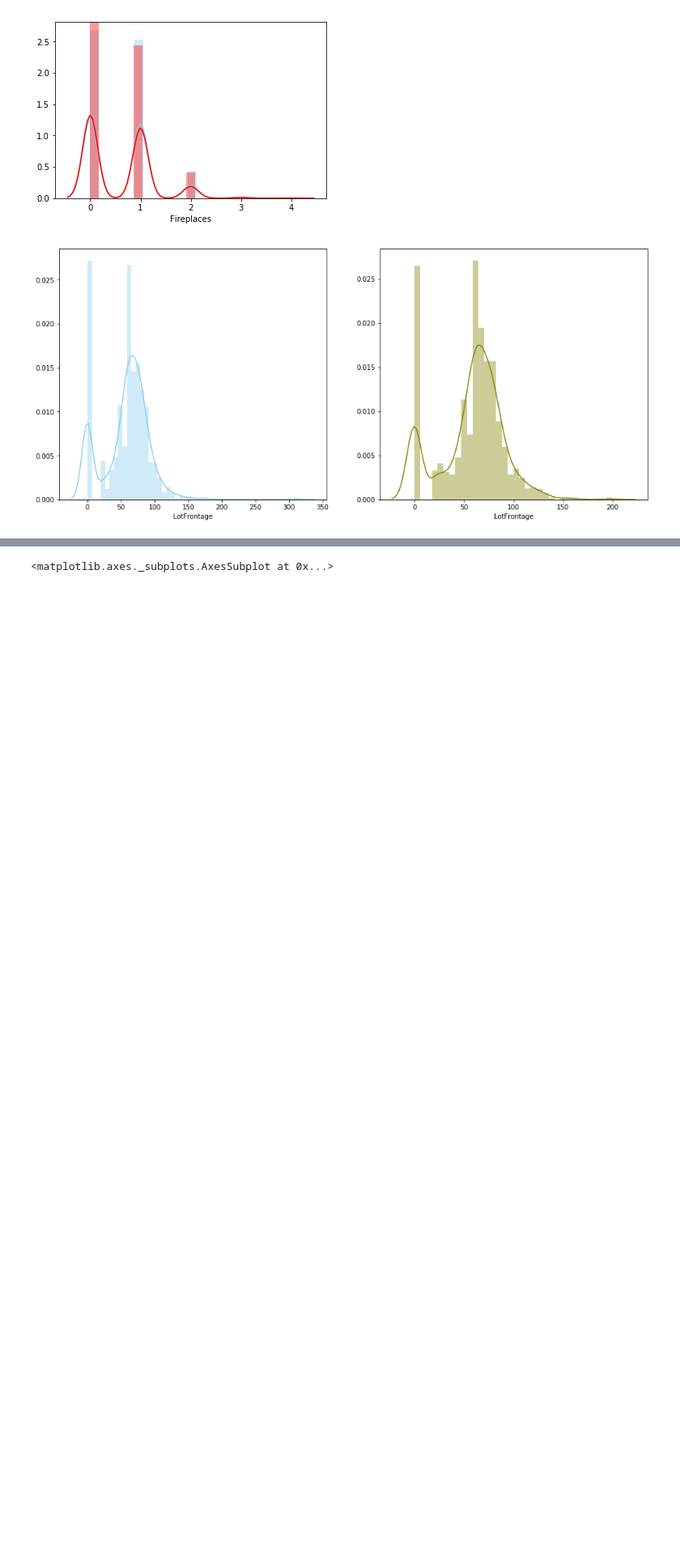
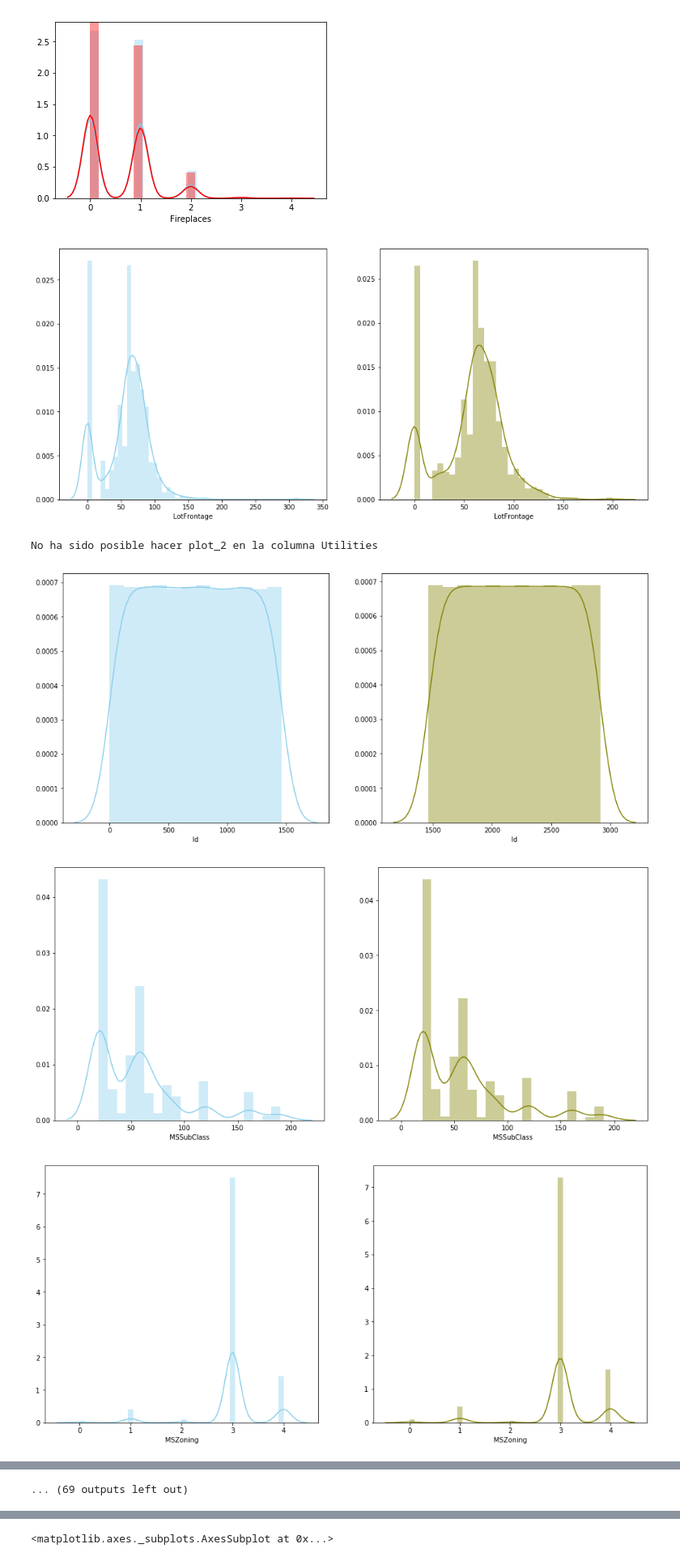
Before and after one commit to rodgomrod/House-Prices, a Jupyter notebook: processing.ipynb, the cells around one changed output, grey strips where cells are left out. Shown at 81% size. Saved outputs shown, nothing was run; the diff lists cells and outputs as text; code cells hidden in the pictures; blank space fills up the shorter version.

```diff
--- a/processing.ipynb
+++ b/processing.ipynb
@@ -135,3 +139,14 @@ def plot_2(col):
 plot_2('LotFrontage')
 # %% [output]
 [figure]
+# %%
+for col in test.columns:
+    try:
+        plot_2(str(col))
+    except:
+        print('No ha sido posible hacer plot_2 en la columna', col)
+# %% [output]
+No ha sido posible hacer plot_2 en la columna Utilities
+[figure, added]
+[figure, added]
+[figure, added]
@@ -137,0 +161 @@ plot_2('LotFrontage')
+... (69 outputs left out)
```
Also changed, not shown: parts of 13 cells of this notebook, 26 other files.
